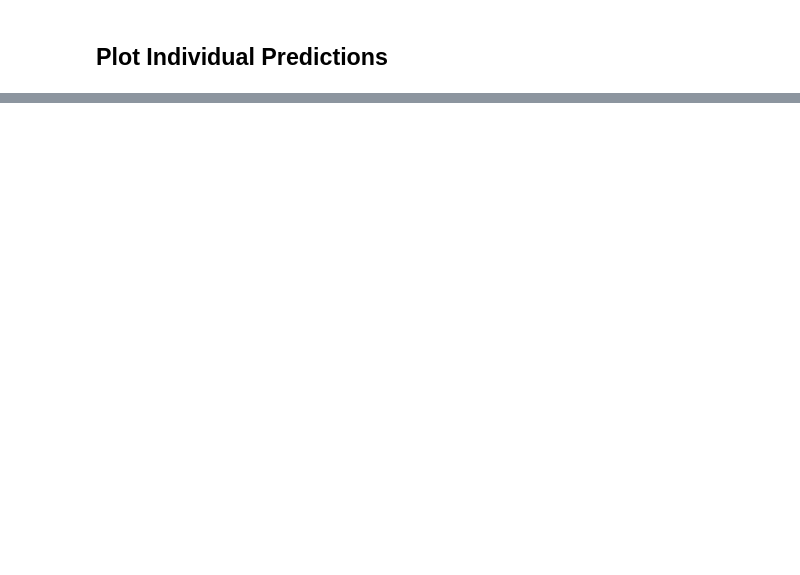
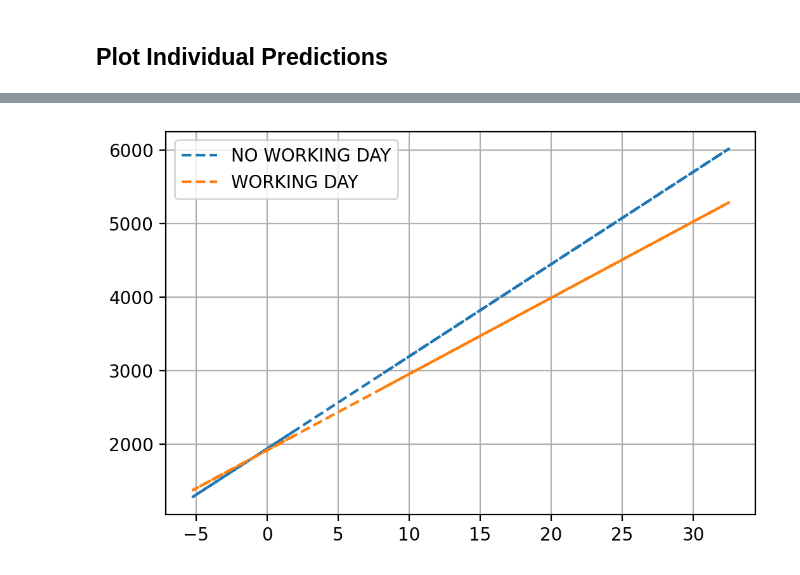
Before and after one commit to christophM/interpretable-ml-book, a Jupyter notebook: Python/bike-sharing/Chapter5-interpretable_models.ipynb, the cells around one changed output, grey strips where cells are left out. Cells and saved outputs as stored; diff of their text form; code cells hidden in the pictures; blank space fills up the shorter version.

```diff
--- a/Python/bike-sharing/Chapter5-interpretable_models.ipynb
+++ b/Python/bike-sharing/Chapter5-interpretable_models.ipynb
@@ -214,0 +191,8 @@ plt.grid();
+# %%
+# Creating a interaction effect of workingday and temperature
+
+df_copy['workingday_temp'] = df_copy['workingday_WORKING DAY'] * df_copy['temp']
+# %%
+interaction_columns = [col for col in df_copy.columns if col not in ['weathersit', 'workingday', 'weekday', 'cnt', 'season', 'yr', 'mnth', 'holiday']]
+interaction_columns = [col for col in interaction_columns if 'effect' not in col]
+interaction_columns
@@ -214,0 +212,4 @@ plt.grid();
+# %%
+X = sm.add_constant(df_copy[interaction_columns])
+interaction_model = sm.OLS(df_copy['cnt'], X)
+interaction_results = interaction_model.fit()
@@ -214,0 +253,12 @@ plt.grid();
+# %%
+temp = interaction_results.params['temp']
+workingday = interaction_results.params['workingday_WORKING DAY']
+working_day_temp = interaction_results.params['workingday_temp']
+intercept = interaction_results.params['const']
+# %%
+plt.plot(df_copy['temp'], temp*df_copy['temp'] + intercept, linestyle="--", label='NO WORKING DAY')
+plt.plot(df_copy['temp'], (temp+working_day_temp)*df_copy['temp'] + (intercept + working_day_temp), linestyle="--", label='WORKING DAY')
+plt.legend()
+plt.grid()
+# %% [output]
+[figure, added]
```
Also changed, not shown: parts of 18 cells of this notebook.
